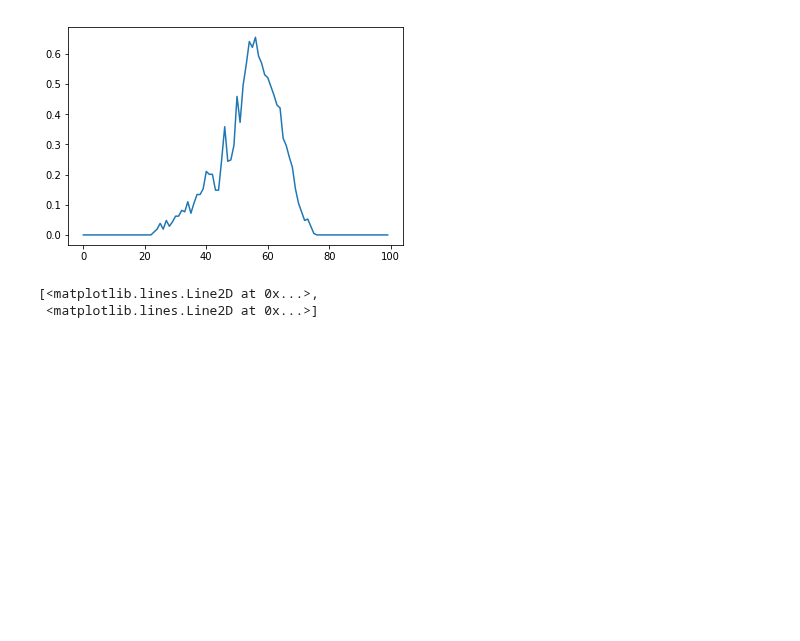
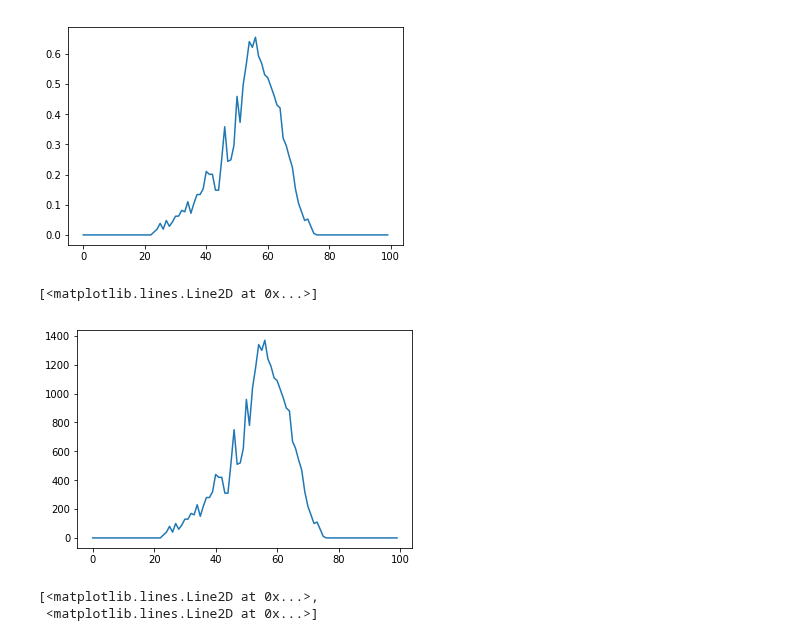
Before and after one commit to gciteam6/predict_amd, a Jupyter notebook: predict.ipynb, the cells around one changed output. Drawn from its saved outputs; the diff is of its cells as text; code cells hidden in the pictures; blank space fills up the shorter version.

```diff
--- a/predict.ipynb
+++ b/predict.ipynb
@@ -204,6 +204,11 @@ plt.plot(normalized_output[0:100])
 # %% [output]
 [<matplotlib.lines.Line2D at 0x...>]
 [figure]
+# %%
+plt.plot(train_output_data[0:100])
+# %% [output]
+[<matplotlib.lines.Line2D at 0x...>]
+[figure, added]
 # %%
 plt.plot(normalized_amd[0:100])
 # %% [output]
```
Also changed, not shown: 9 other files.
